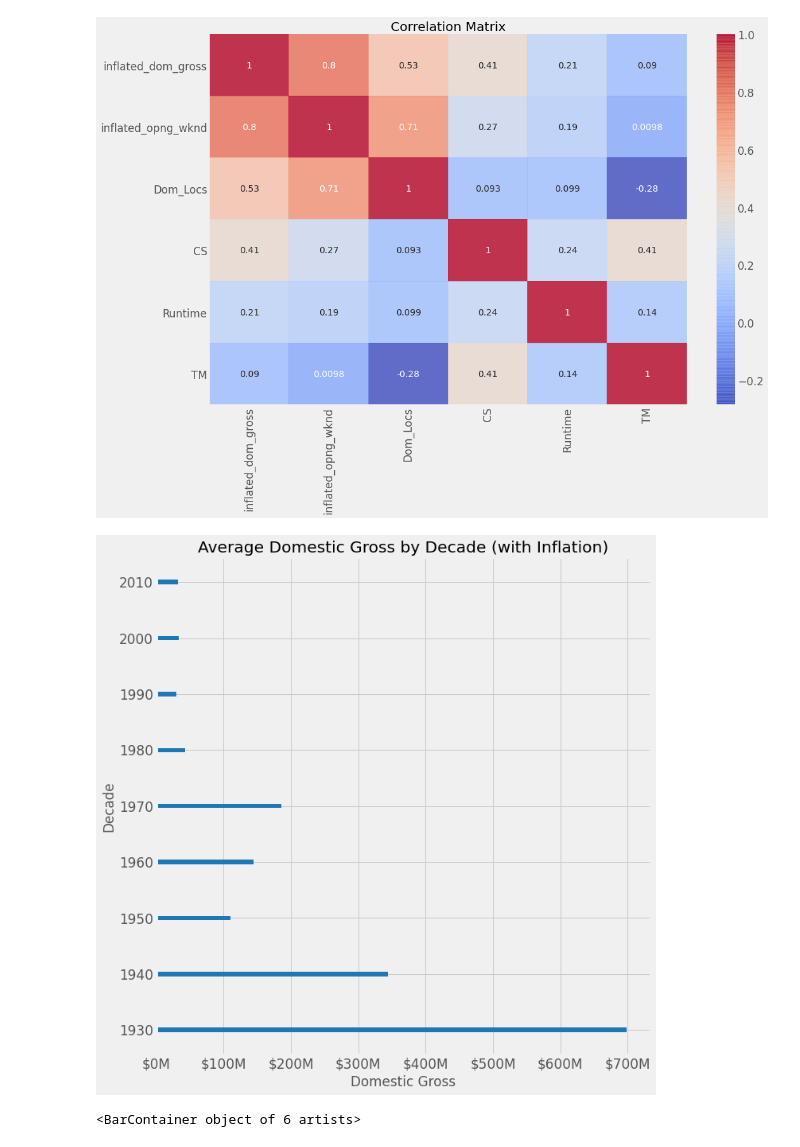
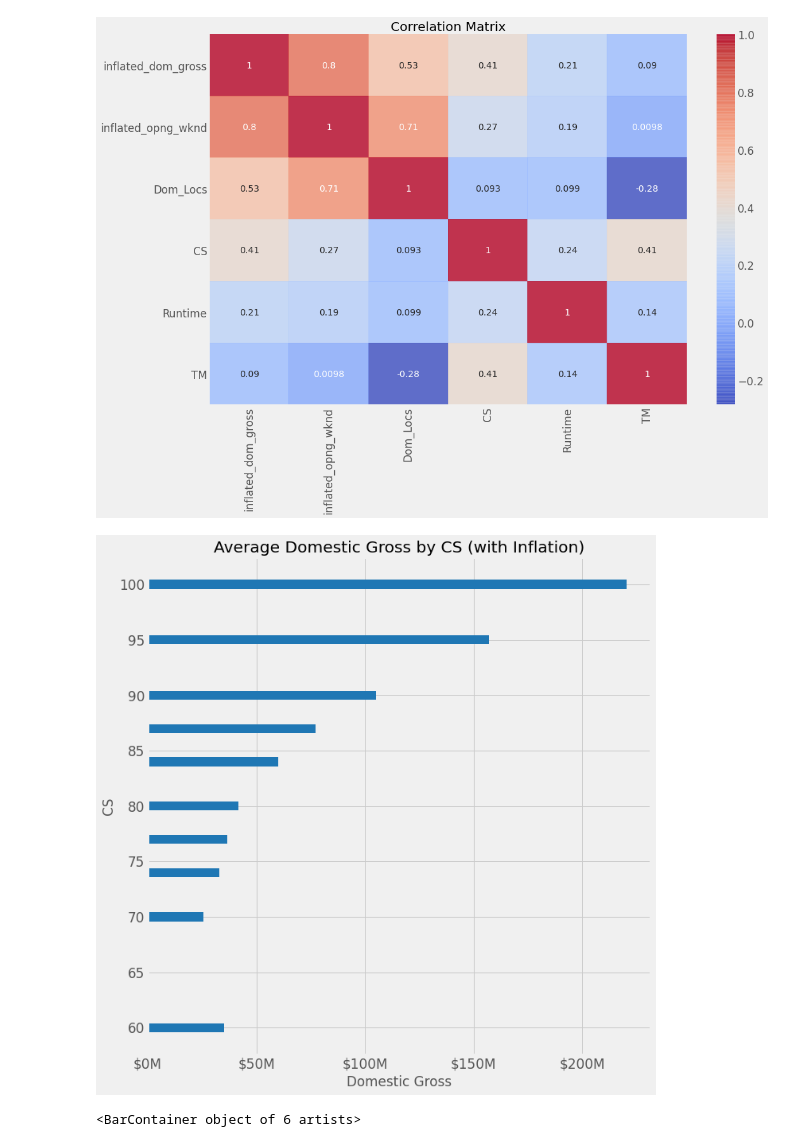
Before and after one commit to xazsanch/Predicting_Movie_Grosses, a Jupyter notebook: Untitled.ipynb, the cells around one changed output. Drawn from its saved outputs; the diff is of its cells as text; code cells hidden in the pictures.

```diff
--- a/Untitled.ipynb
+++ b/Untitled.ipynb
@@ -348,9 +346,9 @@ def avgdombycol(col):
 
     fig.tight_layout()
 # %%
-avgdombycol('Decade')
+avgdombycol('CS')
 # %% [output]
-[figure, old version]
+[figure, new version]
 # %%
 a = df.groupby('Rtg')['inflated_dom_gross'].mean().reset_index()
 a = a.sort_values(by=['inflated_dom_gross'],ascending=True)
```
Also changed, not shown: parts of 14 cells of this notebook, 5 other files.
